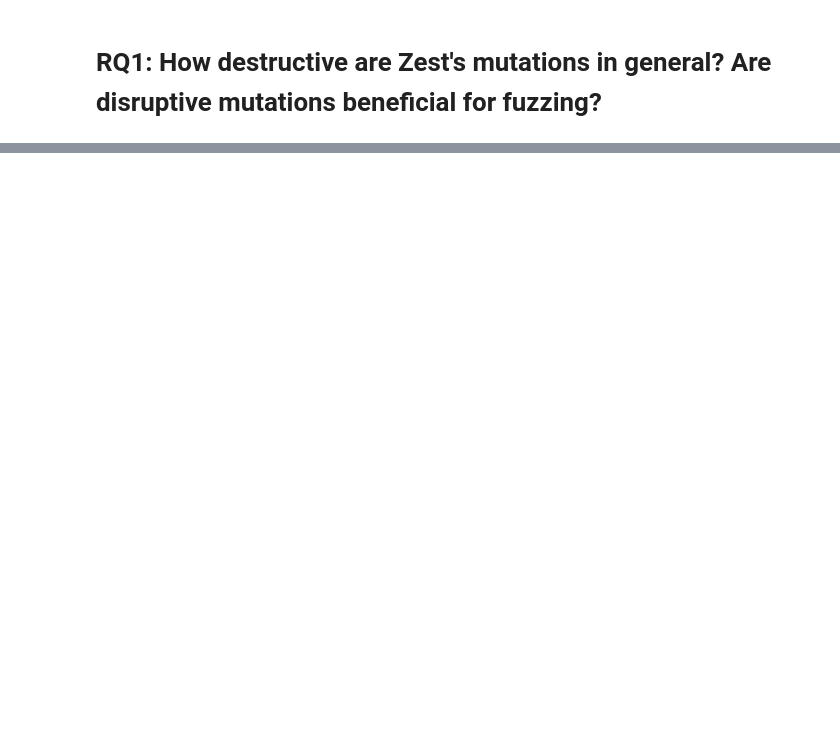
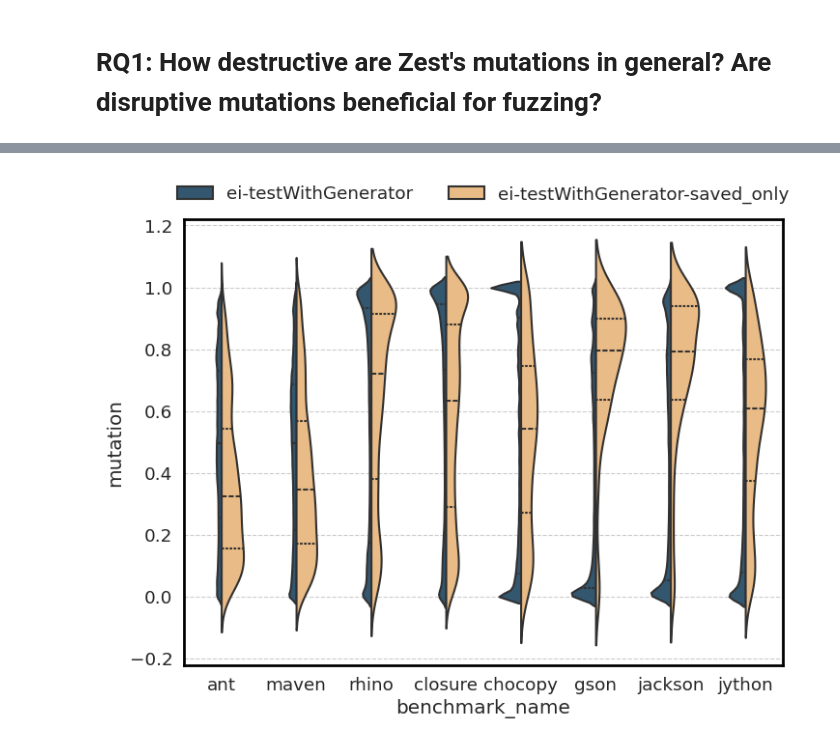
Before and after one commit to aoli-al/JQF-ei, a Jupyter notebook: scripts/experiments/ei/ei-ubc/data_exploration.ipynb, the cells around one changed output, grey strips where cells are left out. Saved outputs shown, nothing was run; the diff lists cells and outputs as text; code cells hidden in the pictures; blank space fills up the shorter version.

```diff
--- a/scripts/experiments/ei/ei-ubc/data_exploration.ipynb
+++ b/scripts/experiments/ei/ei-ubc/data_exploration.ipynb
@@ -125,0 +89,4 @@ Error:
+# %%
+violin_plot_for_mutation_distance(ei_df, experiment_name, 'ei_violin_plot', split=True, inner='quart')
+# %% [output]
+[figure, added]
```
Also changed, not shown: parts of 23 cells of this notebook, 13 other files.
